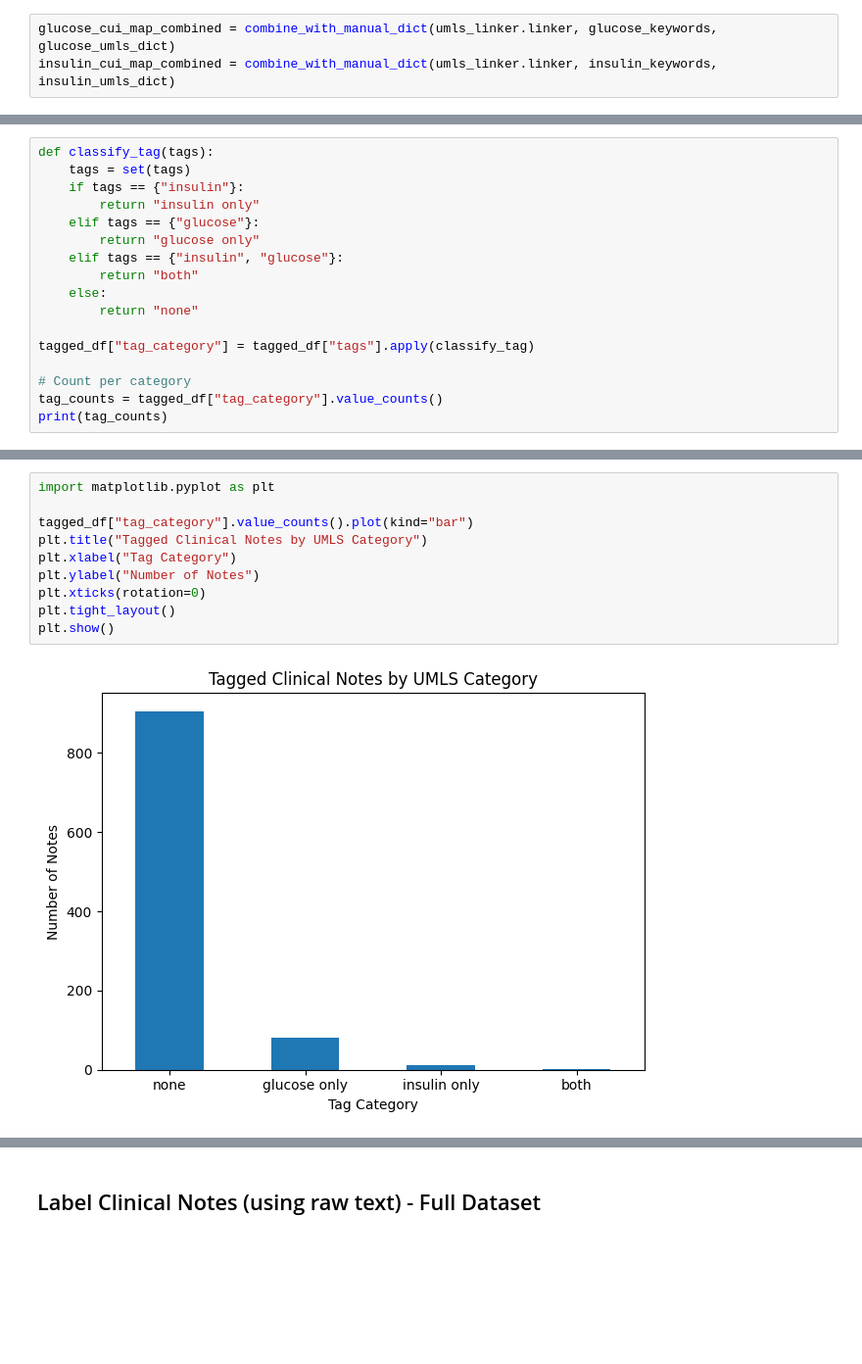
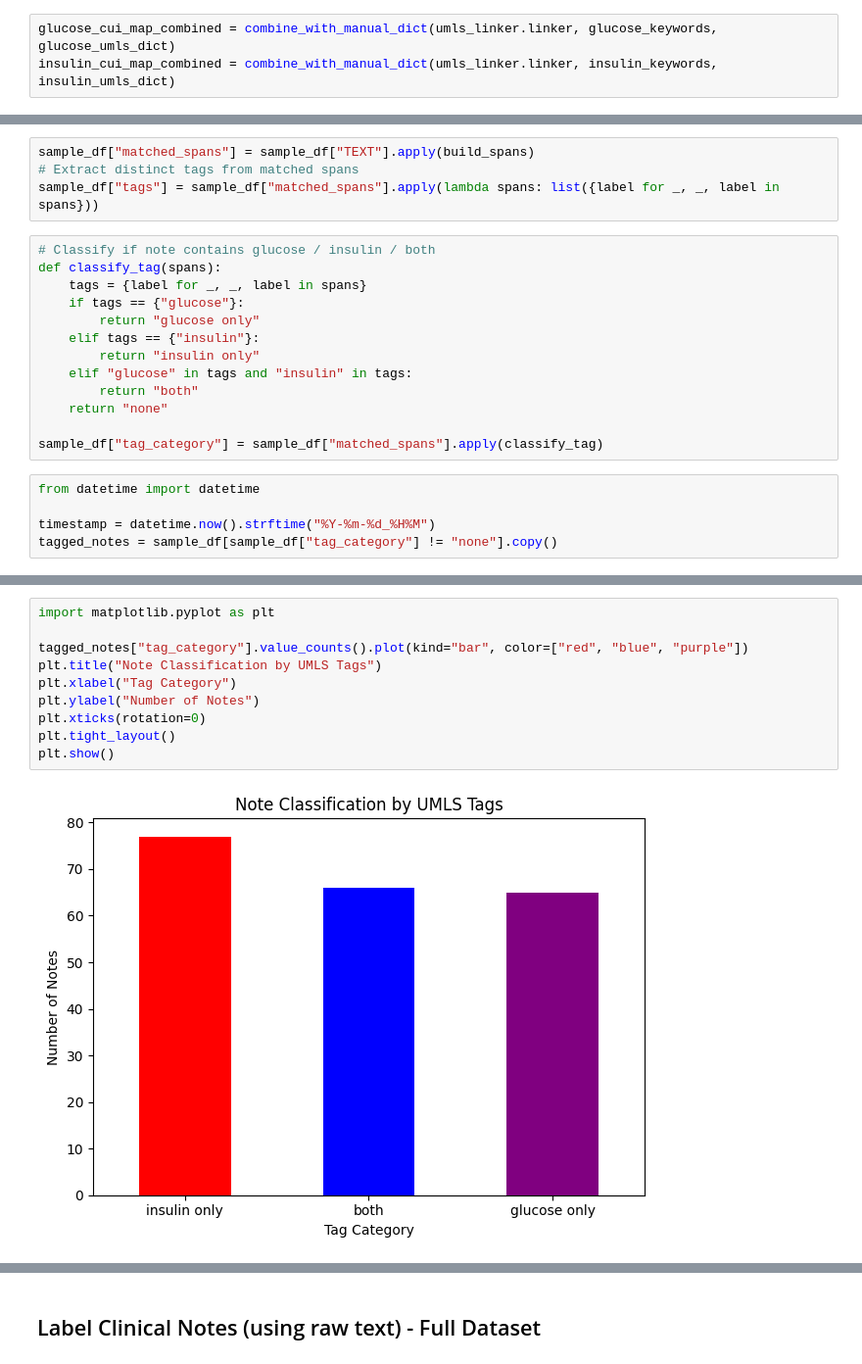
Before and after one commit to April-Taylor/NLP-Qualifications-Project, a Jupyter notebook: Revised_Paired_MIMIC_NLP_ATaylor_Project.ipynb, the cells around one changed output, grey strips where cells are left out. Shown at 98% size. Saved outputs shown, nothing was run; the diff lists cells and outputs as text; blank space fills up the shorter version.

```diff
--- a/Revised_Paired_MIMIC_NLP_ATaylor_Project.ipynb
+++ b/Revised_Paired_MIMIC_NLP_ATaylor_Project.ipynb
@@ -2038,17 +2034,0 @@ for _, row in glucose_cui_df.sample(3, random_state=42).iterrows():
-# %%
-def classify_tag(tags):
-    tags = set(tags)
-    if tags == {"insulin"}:
-        return "insulin only"
-    elif tags == {"glucose"}:
-        return "glucose only"
-    elif tags == {"insulin", "glucose"}:
-        return "both"
-    else:
-        return "none"
-
-tagged_df["tag_category"] = tagged_df["tags"].apply(classify_tag)
-
-# Count per category
-tag_counts = tagged_df["tag_category"].value_counts()
-print(tag_counts)
@@ -2061,0 +2163,22 @@ Name: count, dtype: int64
+# %%
+sample_df["matched_spans"] = sample_df["TEXT"].apply(build_spans)
+# Extract distinct tags from matched spans
+sample_df["tags"] = sample_df["matched_spans"].apply(lambda spans: list({label for _, _, label in spans}))
+# %%
+# Classify if note contains glucose / insulin / both
+def classify_tag(spans):
+    tags = {label for _, _, label in spans}
+    if tags == {"glucose"}:
+        return "glucose only"
+    elif tags == {"insulin"}:
+        return "insulin only"
+    elif "glucose" in tags and "insulin" in tags:
+        return "both"
+    return "none"
+
+sample_df["tag_category"] = sample_df["matched_spans"].apply(classify_tag)
+# %%
+from datetime import datetime
+
+timestamp = datetime.now().strftime("%Y-%m-%d_%H%M")
+tagged_notes = sample_df[sample_df["tag_category"] != "none"].copy()
@@ -2062,12 +2269,12 @@ Name: count, dtype: int64
 # %%
 import matplotlib.pyplot as plt
 
-tagged_df["tag_category"].value_counts().plot(kind="bar")
-plt.title("Tagged Clinical Notes by UMLS Category")
+tagged_notes["tag_category"].value_counts().plot(kind="bar", color=["red", "blue", "purple"])
+plt.title("Note Classification by UMLS Tags")
 plt.xlabel("Tag Category")
 plt.ylabel("Number of Notes")
 plt.xticks(rotation=0)
 plt.tight_layout()
 plt.show()
 # %% [output]
-[figure, old version]
+[figure, new version]
```
Also changed, not shown: parts of 44 cells of this notebook, 29 other files.
